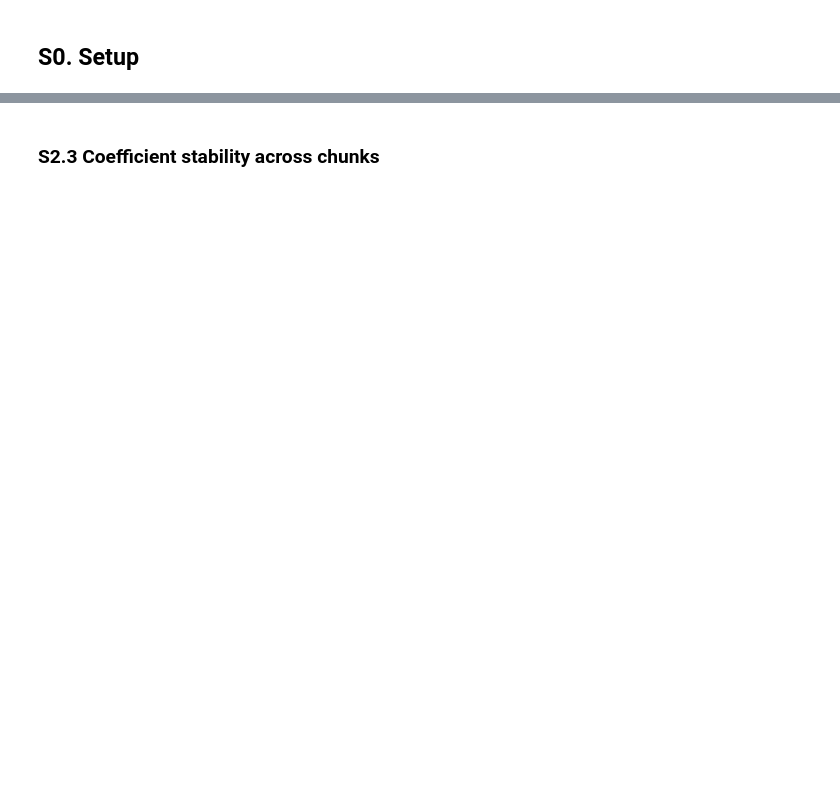
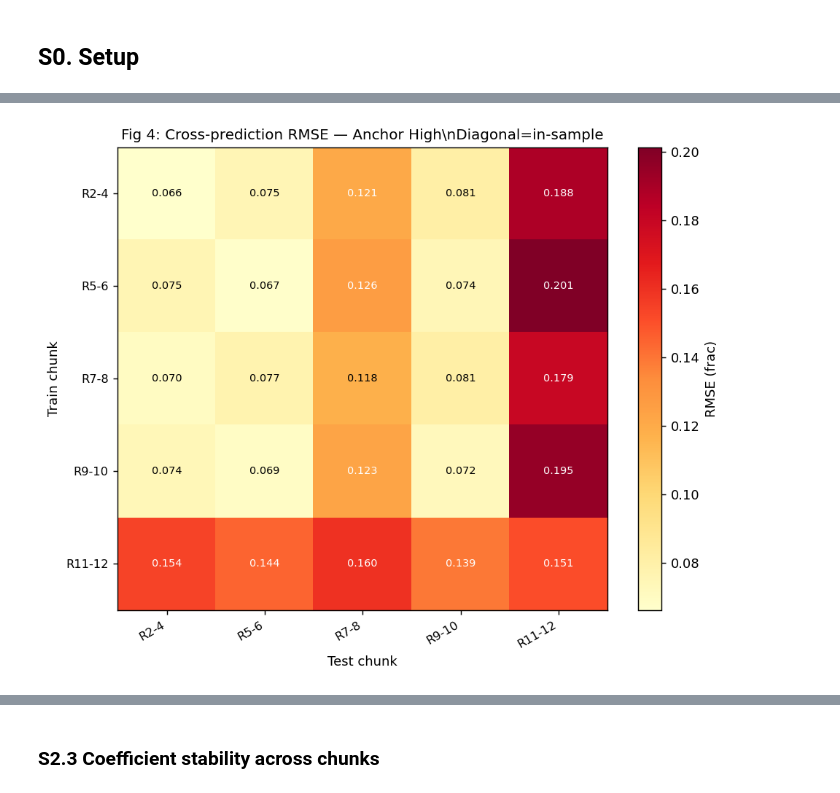
Before and after one commit to TurquoiseKitty/LLMNego_Plus, a Jupyter notebook: EXP/0413_final_validation_of_function_type/analysis_anchor_high.ipynb, the cells around one changed output, grey strips where cells are left out. Saved outputs shown, nothing was run; the diff lists cells and outputs as text; code cells hidden in the pictures; blank space fills up the shorter version.

```diff
--- a/EXP/0413_final_validation_of_function_type/analysis_anchor_high.ipynb
+++ b/EXP/0413_final_validation_of_function_type/analysis_anchor_high.ipynb
@@ -332,53 +298,39 @@ If diagonal is much smaller than off-diagonal, the model is **step-dependent**.
 # %%
-valid_chunks = sorted(chunk_betas.keys())
-n_valid = len(valid_chunks)
+valid_chunks = sorted(chunk_models.keys())
+nc = len(valid_chunks)
 
-if n_valid >= 2:
-    conf_matrix = np.full((n_valid, n_valid), np.nan)
+if nc >= 2:
+    conf = np.full((nc, nc), np.nan)
+    for i, ci in enumerate(valid_chunks):
+        bi = chunk_models[ci]["beta"]
+        for j, cj in enumerate(valid_chunks):
+            mj = chunk_models[cj]["mask"]
+            Xj = build_fpw(fm[mj], fs[mj], regime[mj])
+            yj = fy[mj]
+            pred = Xj @ bi
+            conf[i,j] = float(np.sqrt(np.mean((yj-pred)**2)))
 
-    for i, ci in enumerate(valid_chunks):
-        r_lo_i, r_hi_i = chunk_betas[ci]["rounds"]
-        mask_i = (ti >= r_lo_i) & (ti <= r_hi_i)
-        Xi = np.column_stack([np.ones(mask_i.sum()), fm[mask_i], fs[mask_i]])
-        yi = fy[mask_i]
-        bi = chunk_betas[ci]["beta"]
-
-        for j, cj in enumerate(valid_chunks):
-            r_lo_j, r_hi_j = chunk_betas[cj]["rounds"]
-            mask_j = (ti >= r_lo_j) & (ti <= r_hi_j)
-            Xj = np.column_stack([np.ones(mask_j.sum()), fm[mask_j], fs[mask_j]])
-            yj = fy[mask_j]
-            pred_j = Xj @ bi
-            conf_matrix[i, j] = float(np.sqrt(np.mean((yj - pred_j)**2)))
-
-    fig, ax = plt.subplots(figsize=(8, 6.5))
-    im = ax.imshow(conf_matrix, cmap='YlOrRd', aspect='auto')
-    cbar = plt.colorbar(im, ax=ax)
-    cbar.set_label("RMSE (fractional units)")
-
-    chunk_labels = [f"R{chunk_betas[c]['rounds'][0]}-{chunk_betas[c]['rounds'][1]}" for c in valid_chunks]
-    ax.set_xticks(range(n_valid))
-    ax.set_xticklabels(chunk_labels, rotation=30, ha='right', fontsize=9)
-    ax.set_yticks(range(n_valid))
-    ax.set_yticklabels(chunk_labels, fontsize=9)
-    ax.set_xlabel("Test chunk (predicted)")
-    ax.set_ylabel("Train chunk (model fitted on)")
-
-    for i in range(n_valid):
-        for j in range(n_valid):
-            ax.text(j, i, f"{conf_matrix[i,j]:.3f}", ha='center', va='center', fontsize=8,
-                    color='white' if conf_matrix[i,j] > np.nanmedian(conf_matrix) else 'black')
-
-    ax.set_title(f"Figure 4: Cross-prediction RMSE matrix (fractional model)\\n"
-                 f"Strategy: {STRATEGY_LABEL}  |  Diagonal = in-sample", fontsize=11)
+    fig, ax = plt.subplots(figsize=(7.5, 6))
+    im = ax.imshow(conf, cmap='YlOrRd', aspect='auto')
+    cbar = plt.colorbar(im, ax=ax); cbar.set_label("RMSE (frac)")
+    clabels = [f"R{chunk_models[c]['rounds'][0]}-{chunk_models[c]['rounds'][1]}" for c in valid_chunks]
+    ax.set_xticks(range(nc)); ax.set_xticklabels(clabels, rotation=30, ha='right', fontsize=9)
+    ax.set_yticks(range(nc)); ax.set_yticklabels(clabels, fontsize=9)
+    ax.set_xlabel("Test chunk"); ax.set_ylabel("Train chunk")
+    for i in range(nc):
+        for j in range(nc):
+            ax.text(j,i,f"{conf[i,j]:.3f}",ha='center',va='center',fontsize=8,
+                    color='white' if conf[i,j]>np.nanmedian(conf) else 'black')
+    ax.set_title(f"Fig 4: Cross-prediction RMSE — {SLABEL}\\nDiagonal=in-sample", fontsize=11)
     fig.tight_layout(); plt.show()
 
-    # Summary stats
-    diag = np.diag(conf_matrix)
-    off_diag = conf_matrix[~np.eye(n_valid, dtype=bool)]
-    print(f"Diagonal (in-sample) mean RMSE:  {np.nanmean(diag):.4f}")
-    print(f"Off-diagonal (cross) mean RMSE:  {np.nanmean(off_diag):.4f}")
-    print(f"Ratio (off/diag):                {np.nanmean(off_diag)/np.nanmean(diag):.2f}x")
-    print(f"  -> {'TIME-HOMOGENEOUS (ratio < 1.5)' if np.nanmean(off_diag)/np.nanmean(diag) < 1.5 else 'STEP-DEPENDENT (ratio >= 1.5)'}")
+    diag = np.diag(conf); off = conf[~np.eye(nc,dtype=bool)]
+    ratio = np.nanmean(off)/np.nanmean(diag)
+    print(f"Diagonal mean RMSE:     {np.nanmean(diag):.4f}")
+    print(f"Off-diagonal mean RMSE: {np.nanmean(off):.4f}")
+    print(f"Ratio (off/diag):       {ratio:.2f}x")
+    print(f"Verdict: {'TIME-HOMOGENEOUS' if ratio < 1.5 else 'STEP-DEPENDENT'}")
 else:
-    print("Not enough chunks with sufficient data for cross-prediction.")
+    print("Not enough chunks.")
+# %% [output]
+[figure, added]
```
Also changed, not shown: parts of 41 cells of this notebook, 7 other files.
